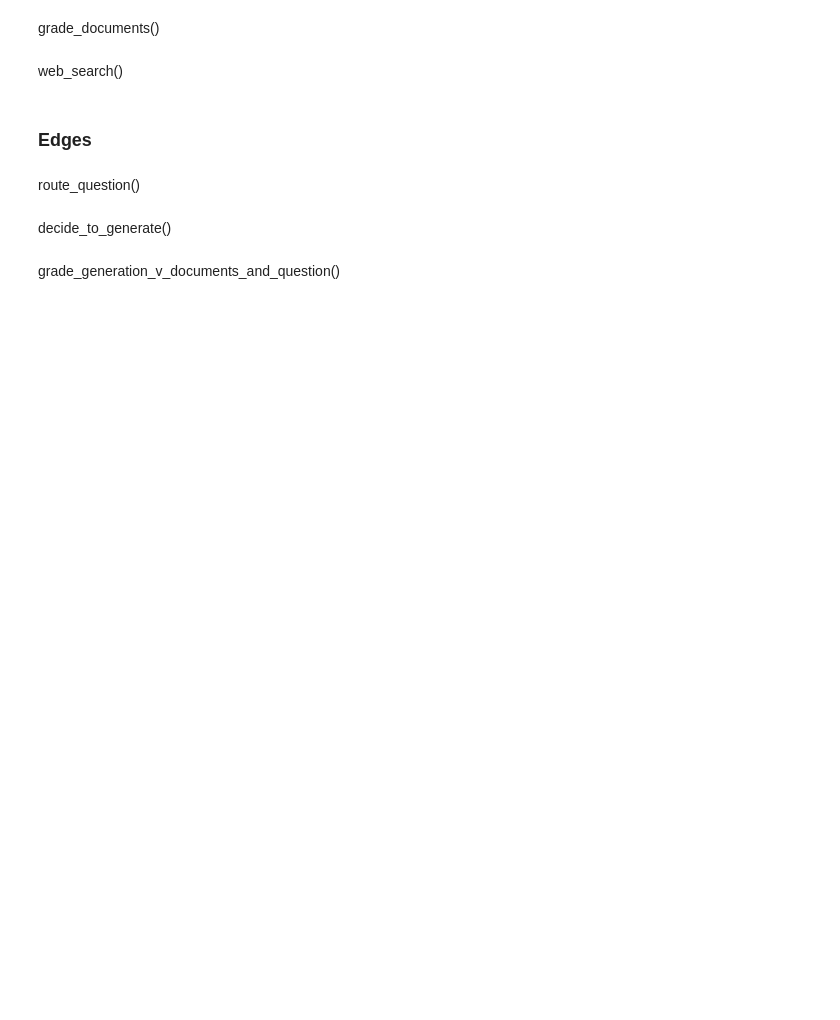
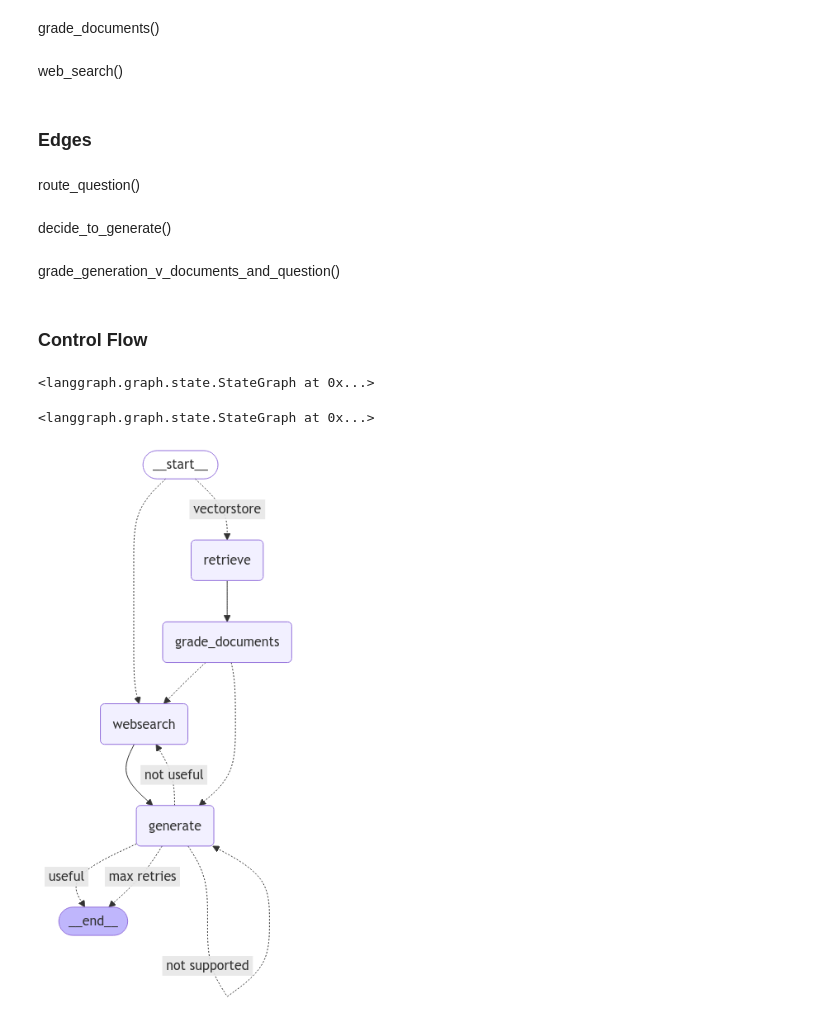
Before and after one commit to mayurasandakalum/adaptive-rag-agent, a Jupyter notebook: code2.ipynb, the cells around one changed output. Cells and saved outputs as stored; diff of their text form; code cells hidden in the pictures; blank space fills up the shorter version.

```diff
--- a/code2.ipynb
+++ b/code2.ipynb
@@ -702,0 +712,2 @@ def grade_generation_v_documents_and_question(state):
+# %% [markdown]
+### Control Flow
@@ -702,0 +717,48 @@ def grade_generation_v_documents_and_question(state):
+# %%
+workflow = StateGraph(GraphState)
+# %%
+# define the nodes
+workflow.add_node("websearch", web_search) # web search
+workflow.add_node("retrieve", retrieve) # retrieve
+workflow.add_node("grade_documents", grade_documents) # grade documents
+workflow.add_node("generate", generate) # generate
+# %% [output]
+<langgraph.graph.state.StateGraph at 0x...>
+# %%
+# build graph
+workflow.set_conditional_entry_point(
+    route_question,
+    {
+        "websearch": "websearch",
+        "vectorstore": "retrieve",
+    },
+)
+
+workflow.add_edge("websearch", "generate")
+workflow.add_edge("retrieve", "grade_documents")
+workflow.add_conditional_edges(
+    "grade_documents",
+    decide_to_generate,
+    {
+        "websearch": "websearch",
+        "generate": "generate",
+    },
+)
+workflow.add_conditional_edges(
+    "generate",
+    grade_generation_v_documents_and_question,
+    {
+        "not supported": "generate",
+        "useful": END,
+        "not useful": "websearch",
+        "max retries": END,
+    },
+)
+# %% [output]
+<langgraph.graph.state.StateGraph at 0x...>
+# %%
+# compile
+graph = workflow.compile()
+display(Image(graph.get_graph().draw_mermaid_png()))
+# %% [output]
+[figure, added]
```
Also changed, not shown: parts of 2 cells of this notebook.
